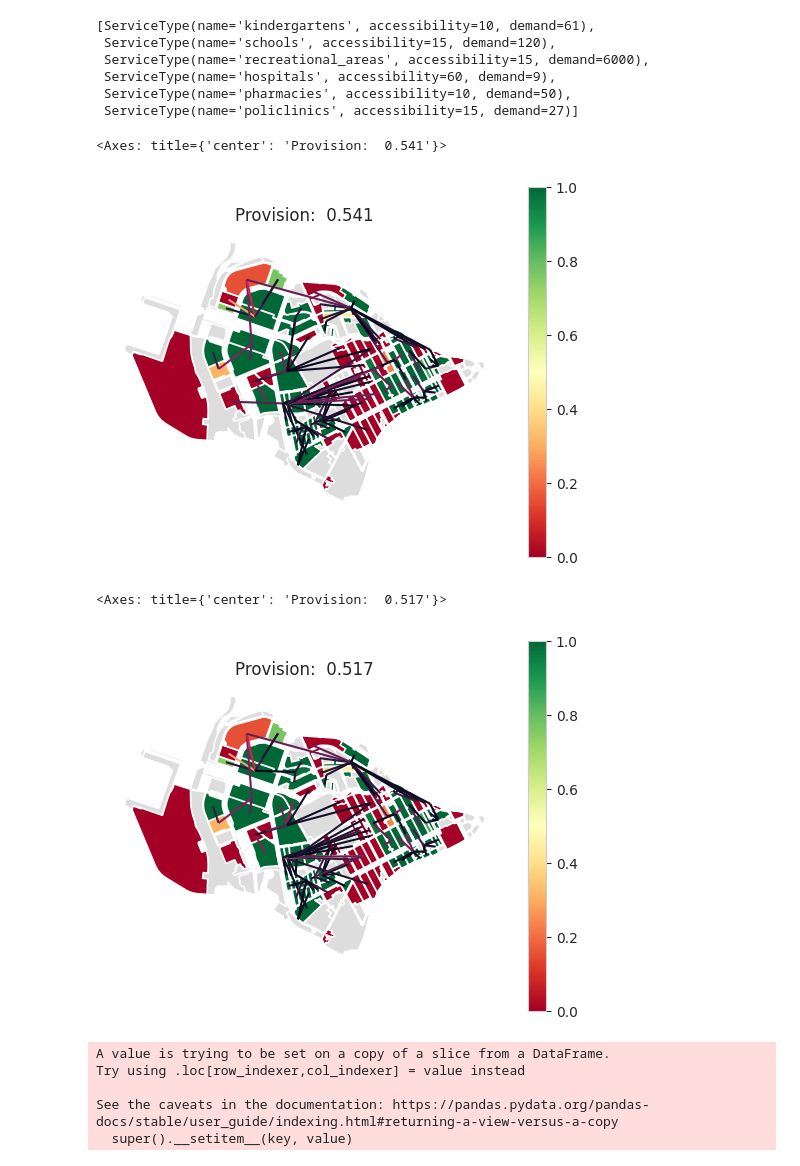
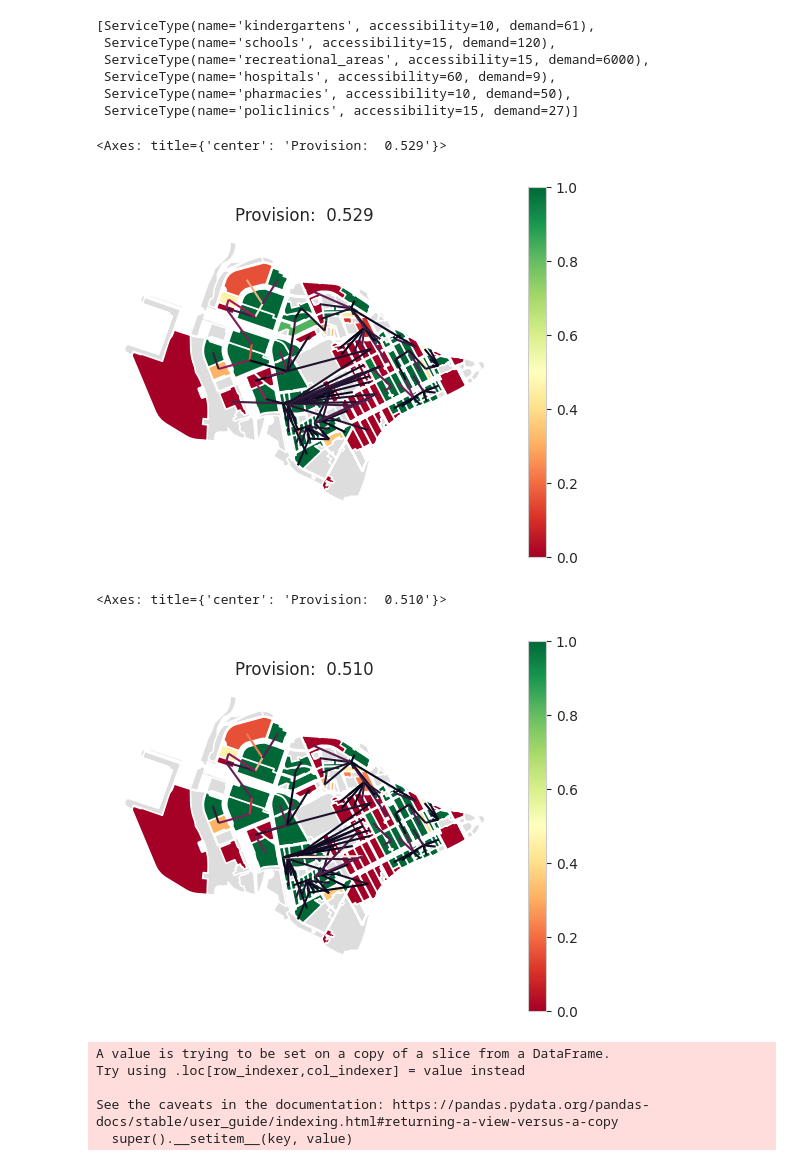
Before and after one commit to aimclub/blocksnet, a Jupyter notebook: examples/3 provision.ipynb, the cells around one changed output. Cells and saved outputs as stored; diff of their text form; code cells hidden in the pictures.

Commit message:
fix: test fix: gravity provision

```diff
--- a/examples/3 provision.ipynb
+++ b/examples/3 provision.ipynb
@@ -23,13 +23,13 @@ city_model.service_types
 from blocksnet.method import Provision
 prov = Provision(city_model=city_model)
 # %%
-calc_before, weights_before = prov.calculate('kindergartens', method='lp')
+calc_before, weights_before = prov.calculate('kindergartens', method='gravity')
 ax = prov.plot(calc_before)
 weights_gdf = prov.weights_to_gdf(weights_before)
 weights_gdf.plot(column='weight', ax=ax)
 # %% [output]
-<Axes: title={'center': 'Provision:  0.541'}>
+<Axes: title={'center': 'Provision:  0.529'}>
-[figure, old version]
+[figure, new version]
 # %%
 import pandas as pd
 
@@ -41,13 +41,13 @@ update = {
 
 update_df = pd.DataFrame.from_dict(update, orient='index')
 # %%
-calc_after, weights_after = prov.calculate('kindergartens', update_df=update_df, method='lp')
+calc_after, weights_after = prov.calculate('kindergartens', update_df=update_df, method='gravity')
 ax = prov.plot(calc_after)
 weights_gdf = prov.weights_to_gdf(weights_after)
 weights_gdf.plot(column='weight', ax=ax)
 # %% [output]
-<Axes: title={'center': 'Provision:  0.517'}>
+<Axes: title={'center': 'Provision:  0.510'}>
-[figure, old version]
+[figure, new version]
 # %%
 prov.plot_delta(calc_before, calc_after)
 # %% [output]
```
Also changed, not shown: parts of 3 cells of this notebook, 2 other files.
